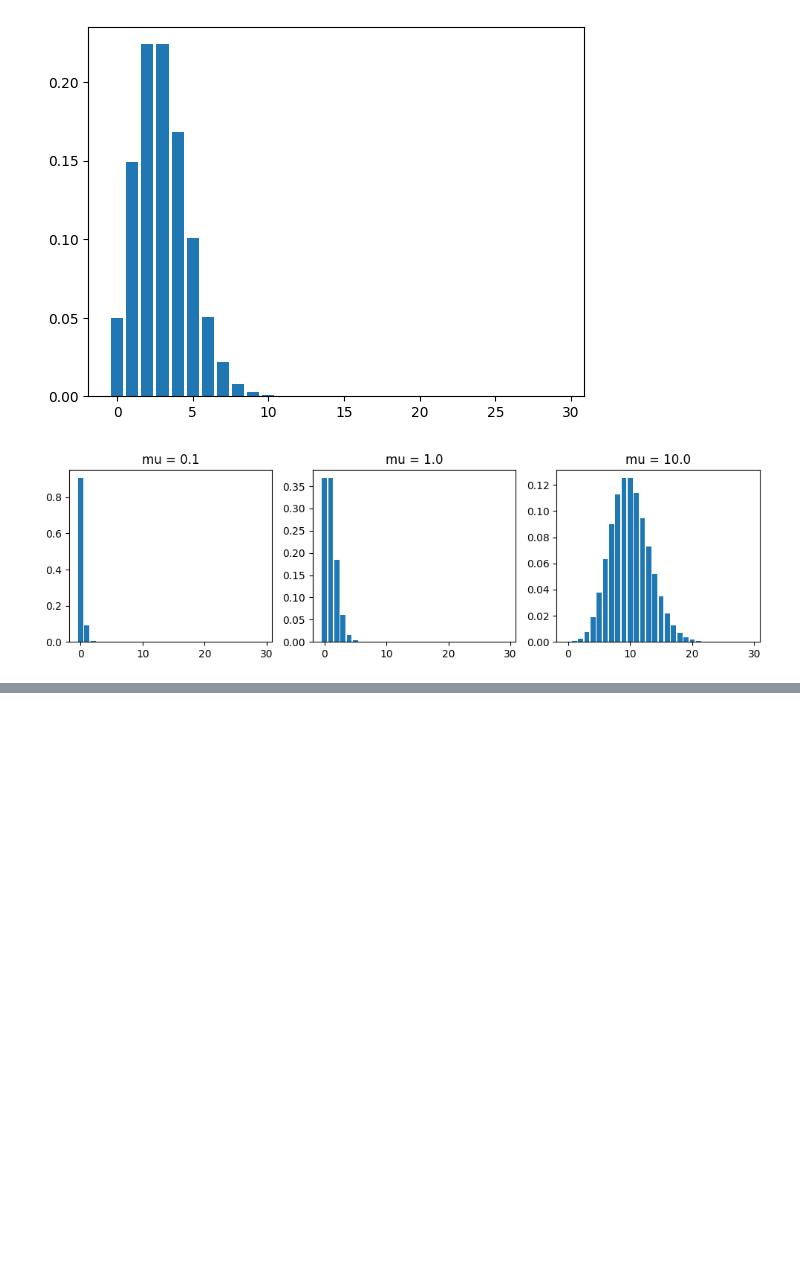
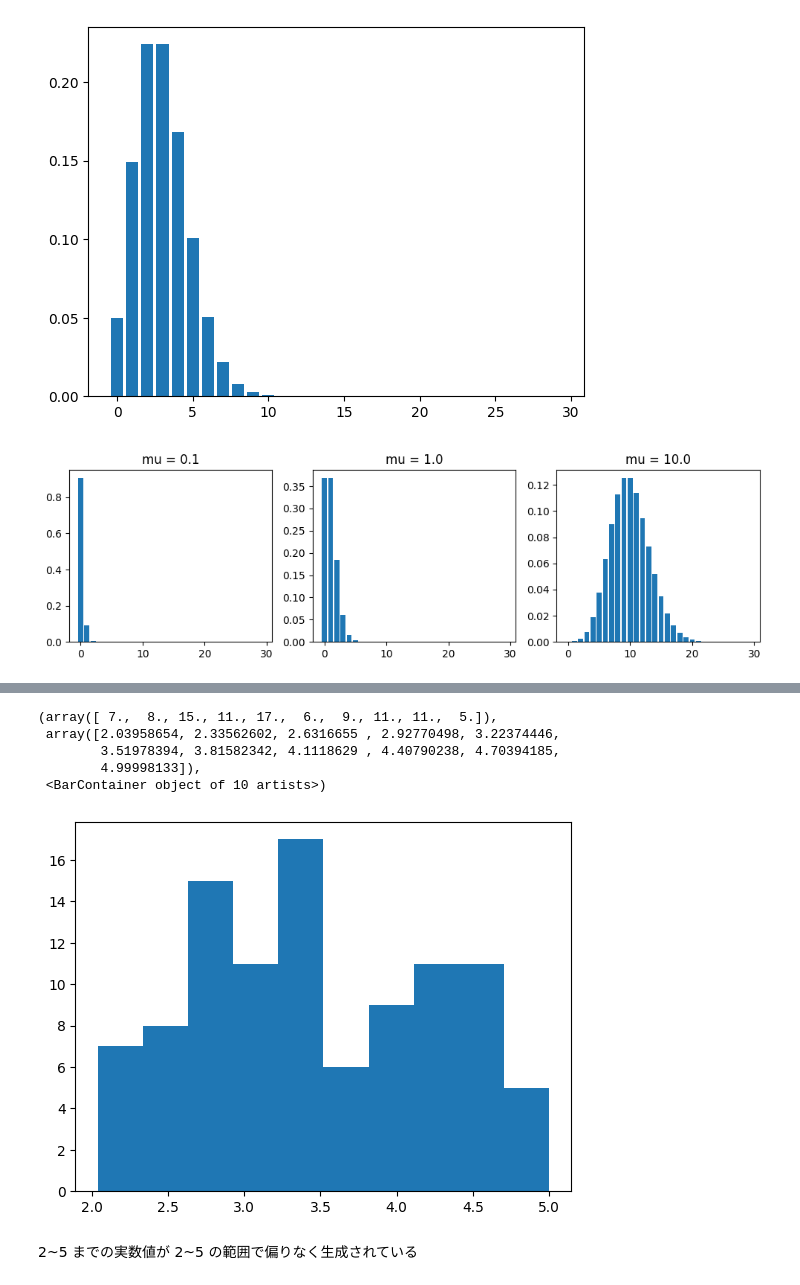
Before and after one commit to 1024xx4/bayes_machine_learning, a Jupyter notebook: probability_distribution.ipynb, the cells around one changed output, grey strips where cells are left out. Cells and saved outputs as stored; diff of their text form; code cells hidden in the pictures; blank space fills up the shorter version.

Commit message:
Feat: 一様分布（Uniform Distribution）を学ぶ#1

```diff
--- a/probability_distribution.ipynb
+++ b/probability_distribution.ipynb
@@ -230,0 +235,7 @@ for i, param in enumerate(params):
+# %%
+# 一様分布を定義
+uni_dist = stats.uniform(2, 5 - 2)  # 2~5までの連続値を生成(始点, 幅で引数を指定する)
+
+# 定義した一様分布から 100個の Sample を生成
+X = uni_dist.rvs(100)
+X
@@ -230,0 +263,12 @@ for i, param in enumerate(params):
+# %%
+# Sample から Histogram を描画
+plt.hist(X, bins=10)
+# %% [output]
+(array([ 7.,  8., 15., 11., 17.,  6.,  9., 11., 11.,  5.]),
+ array([2.03958654, 2.33562602, 2.6316655 , 2.92770498, 3.22374446,
+        3.51978394, 3.81582342, 4.1118629 , 4.40790238, 4.70394185,
+        4.99998133]),
+ <BarContainer object of 10 artists>)
+[figure, added]
+# %% [markdown]
+2\~5 までの実数値が 2\~5 の範囲で偏りなく生成されている
```
Also changed, not shown: parts of 2 cells of this notebook.
